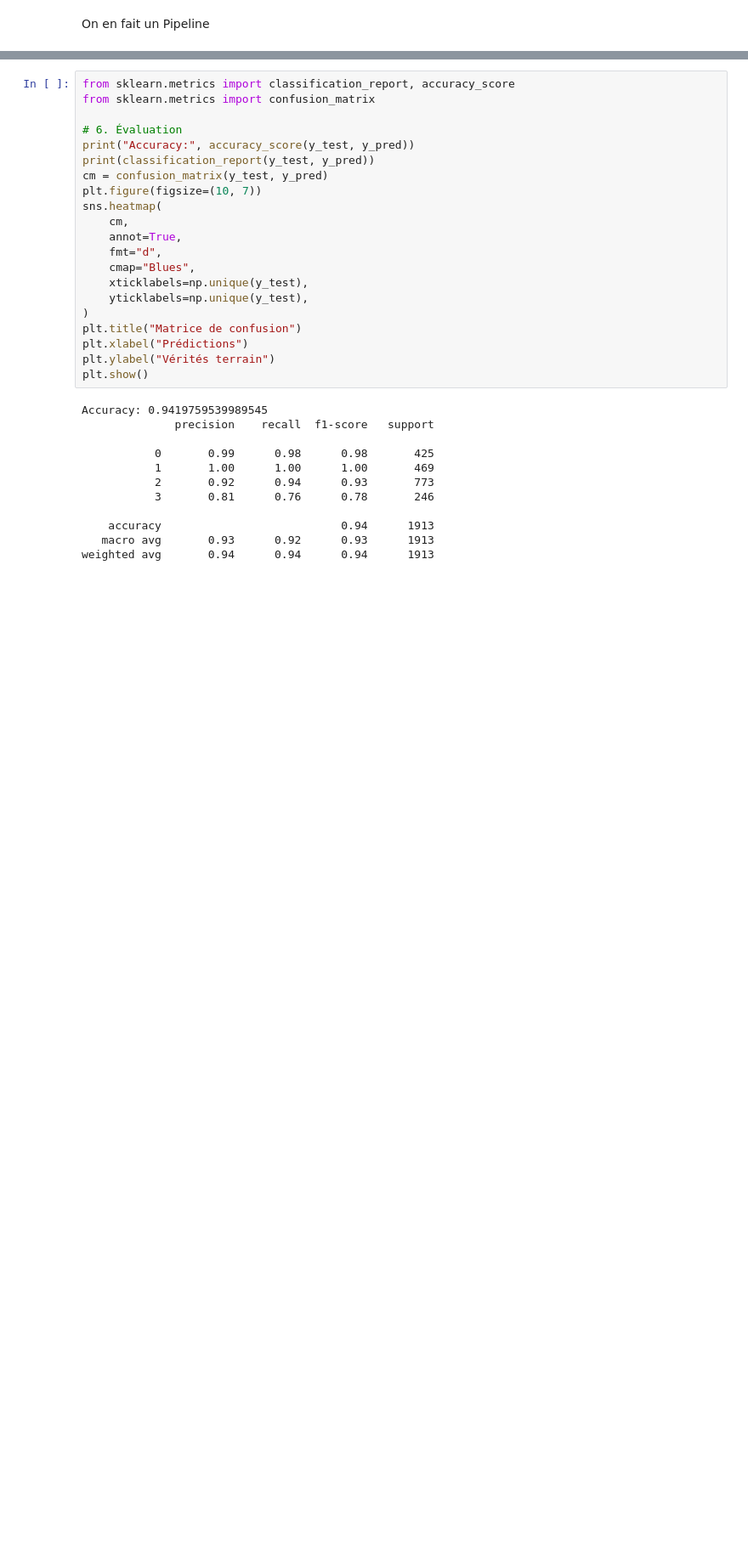
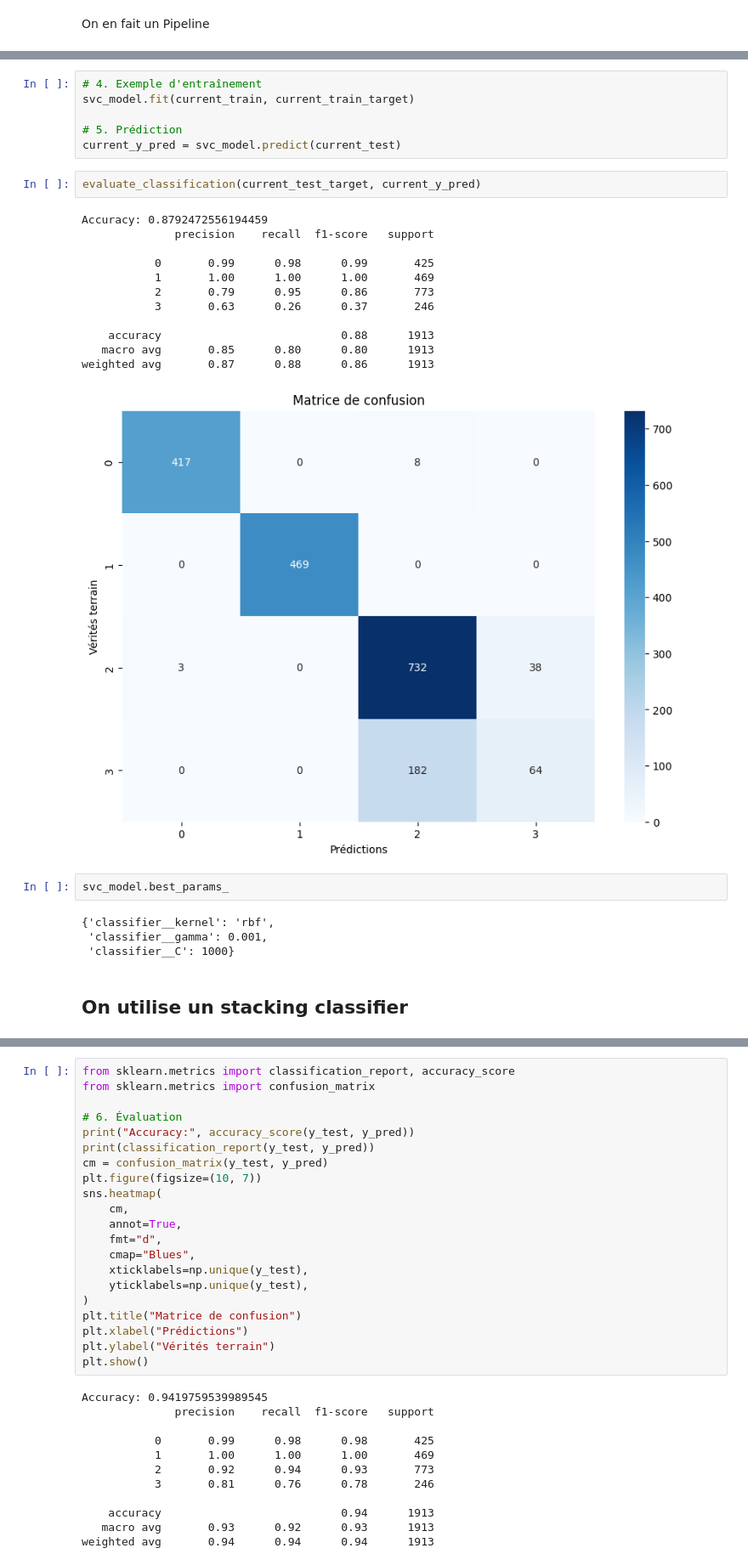
Before and after one commit to jccazes/equancy_technical_assessment, a Jupyter notebook: src/equancy_technical_assessment/answers.ipynb, the cells around one changed output, grey strips where cells are left out. Shown at 85% size. Cells and saved outputs as stored; diff of their text form; blank space fills up the shorter version.

```diff
--- a/src/equancy_technical_assessment/answers.ipynb
+++ b/src/equancy_technical_assessment/answers.ipynb
@@ -493,0 +772,29 @@ y_pred = pipeline.predict(X_test)
+# %%
+# 4. Exemple d'entraînement
+svc_model.fit(current_train, current_train_target)
+
+# 5. Prédiction
+current_y_pred = svc_model.predict(current_test)
+# %%
+evaluate_classification(current_test_target, current_y_pred)
+# %% [output]
+Accuracy: 0.8792472556194459
+              precision    recall  f1-score   support
+
+           0       0.99      0.98      0.99       425
+           1       1.00      1.00      1.00       469
+           2       0.79      0.95      0.86       773
+           3       0.63      0.26      0.37       246
+
+    accuracy                           0.88      1913
+   macro avg       0.85      0.80      0.80      1913
+weighted avg       0.87      0.88      0.86      1913
+[figure, added]
+# %%
+svc_model.best_params_
+# %% [output]
+{'classifier__kernel': 'rbf',
+ 'classifier__gamma': 0.001,
+ 'classifier__C': 1000}
+# %% [markdown]
+##  On utilise un stacking classifier
```
Also changed, not shown: parts of 53 cells of this notebook, 2 other files.
